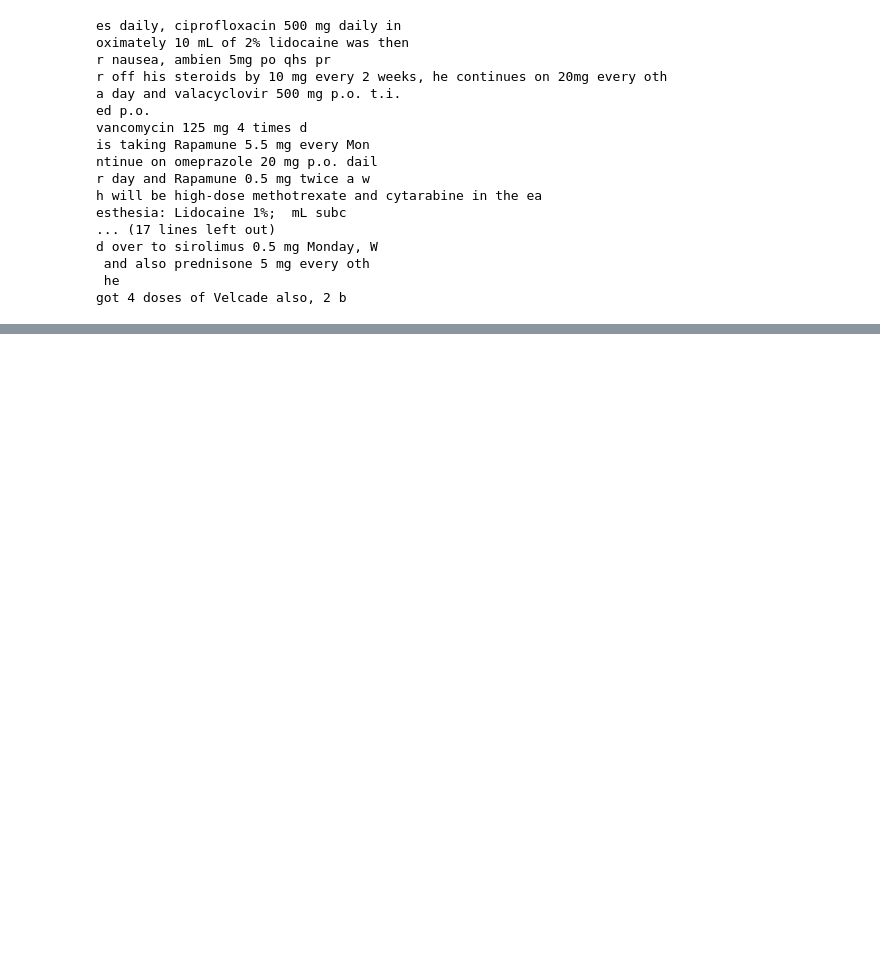
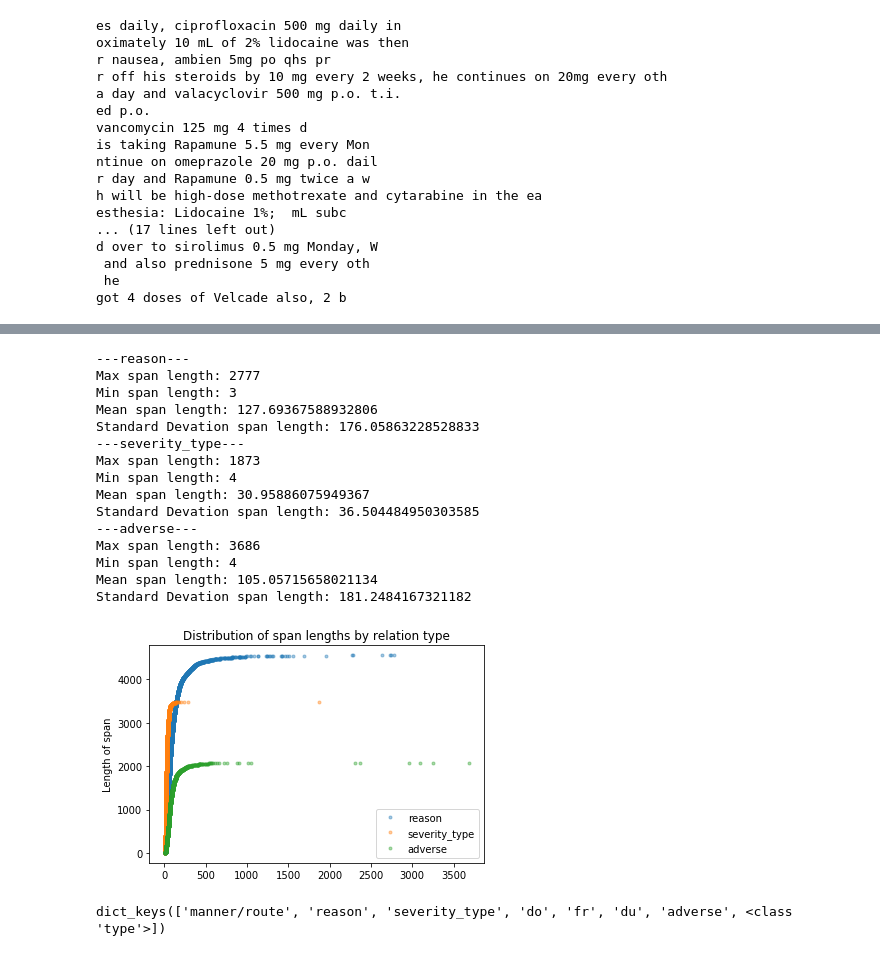
Before and after one commit to abchapman93/MADE_relations, a Jupyter notebook: Data Exploration.ipynb, the cells around one changed output, grey strips where cells are left out. Drawn from its saved outputs; the diff is of its cells as text; code cells hidden in the pictures; blank space fills up the shorter version.

```diff
--- a/Data Exploration.ipynb
+++ b/Data Exploration.ipynb
@@ -131,0 +244,42 @@ got 4 doses of Velcade also, 2 b
+# %%
+import numpy as np
+def plot_spans_ecdf(relation_spans, types,):
+    for relation_type in types:
+        spans = relation_spans[relation_type]
+        x = range(len(spans))
+        y = sorted(spans)
+        plt.plot(y, x, marker='.', linestyle='none', alpha=0.4)
+        #plt.ylim((0, 4000))
+        plt.title("Distribution of span lengths by relation type")
+        print("---{}---".format(relation_type))
+        print("Max span length: {}".format(max(y)))
+        print("Min span length: {}".format(min(y)))
+        print("Mean span length: {}".format(np.mean(y)))
+        print("Standard Devation span length: {}".format(np.std(y)))
+    plt.ylabel('Length of span')
+    plt.legend(types)
+    plt.show()
+
+plot_spans_ecdf(relation_spans, ['reason', 'severity_type',
+                                 'adverse'])
+# %% [output]
+---reason---
+Max span length: 2777
+Min span length: 3
+Mean span length: 127.69367588932806
+Standard Devation span length: 176.05863228528833
+---severity_type---
+Max span length: 1873
+Min span length: 4
+Mean span length: 30.95886075949367
+Standard Devation span length: 36.504484950303585
+---adverse---
+Max span length: 3686
+Min span length: 4
+Mean span length: 105.05715658021134
+Standard Devation span length: 181.2484167321182
+[figure, added]
+# %%
+relation_spans.keys()
+# %% [output]
+dict_keys(['manner/route', 'reason', 'severity_type', 'do', 'fr', 'du', 'adverse', <class 'type'>])
```
Also changed, not shown: parts of 19 cells of this notebook.
